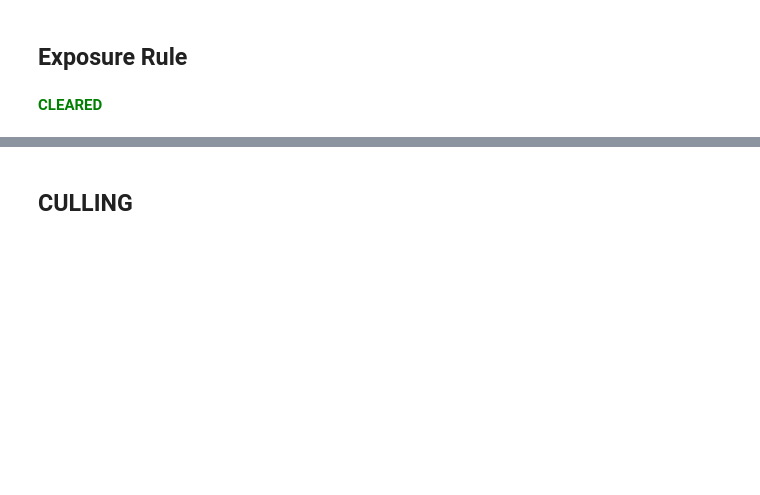
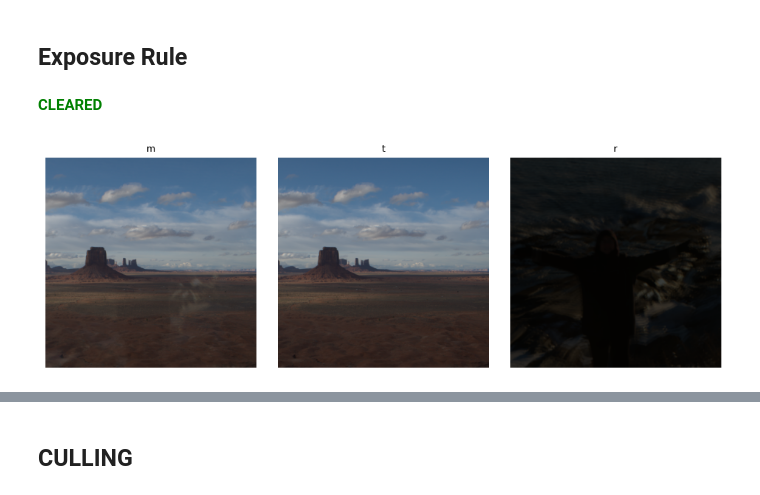
Before and after one commit to TheTrigun99/ProjectsDL, a Jupyter notebook: reflection_removal/data_clean.ipynb, the cells around one changed output, grey strips where cells are left out. Saved outputs shown, nothing was run; the diff lists cells and outputs as text; code cells hidden in the pictures; blank space fills up the shorter version.

```diff
--- a/reflection_removal/data_clean.ipynb
+++ b/reflection_removal/data_clean.ipynb
@@ -1191,3 +1161,9 @@ def simulate_example_k(src_t, src_r, rng, patch=None, tau=None, params={},
               "exposure": expo}
 
     return {"m": m, "t": t, "r": r, "params": params, "true_t": true_t}
+# %%
+z = simulate_example(pool[100], pool[762], rng=rng)
+m, t, r = z["m"], z["t"], z["r"]
+show_row([m,t,r], ["m", "t", "r"])
+# %% [output]
+[figure, added]
```
Also changed, not shown: parts of 54 cells of this notebook, 6 other files.
